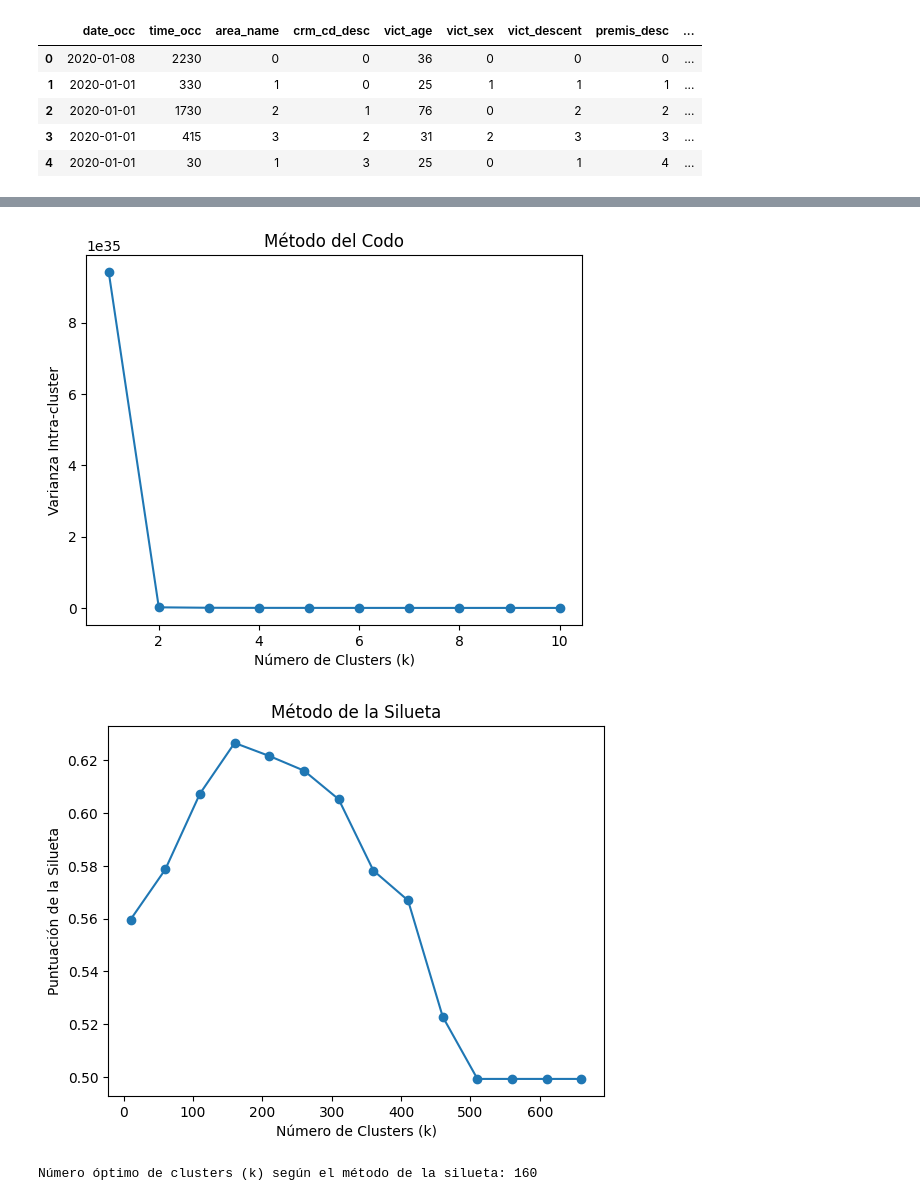
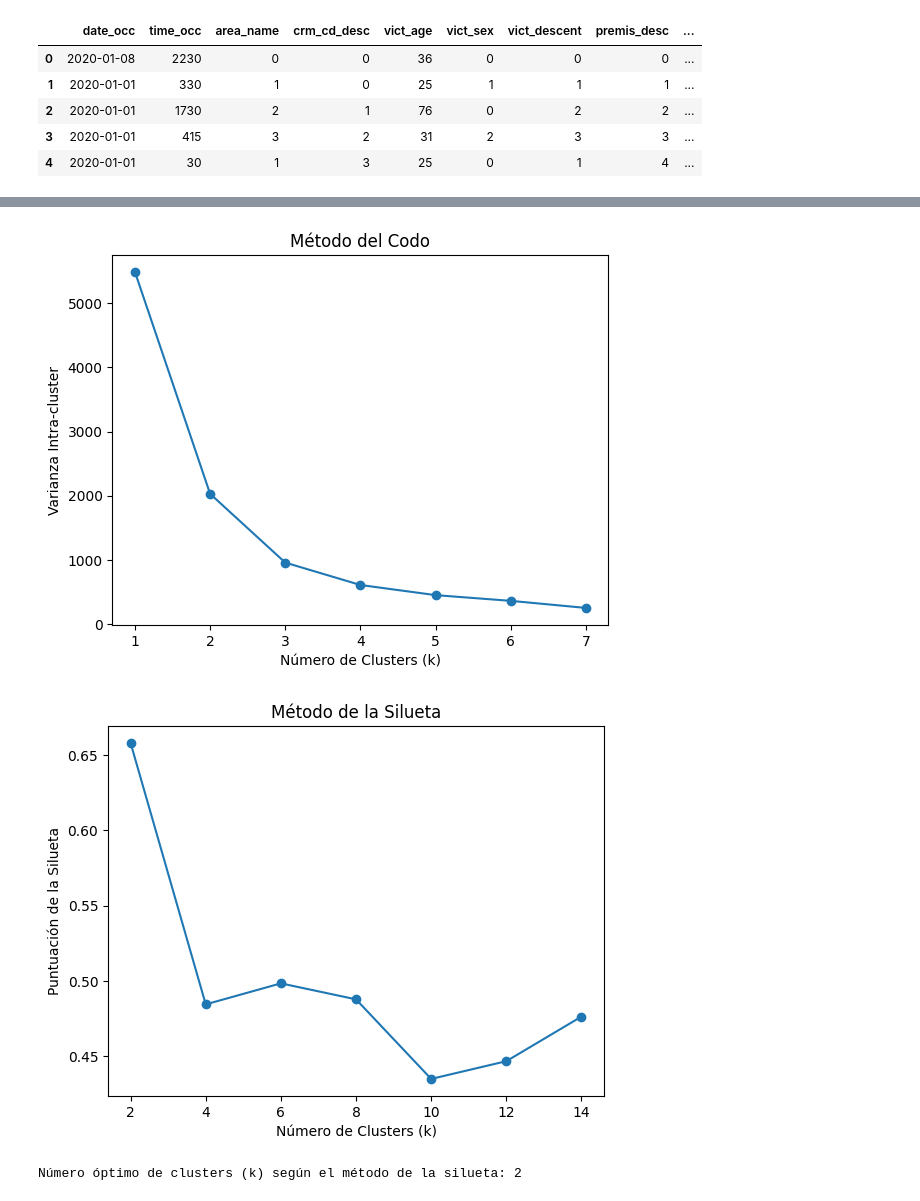
Before and after one commit to LAFG16/final_proyect_crime, a Jupyter notebook: src/best_k_killers.ipynb, the cells around one changed output, grey strips where cells are left out. Drawn from its saved outputs; the diff is of its cells as text; code cells hidden in the pictures.

```diff
--- a/src/best_k_killers.ipynb
+++ b/src/best_k_killers.ipynb
@@ -59,3 +64,0 @@ memory usage: 95.2+ KB
-# %%
-killers['date_occ'] = pd.to_datetime(killers['date_occ'], errors='coerce')
-killers['date_occ'] = killers['date_occ'].astype('int64')
@@ -72,0 +65,5 @@ See the caveats in the documentation: https://pandas.pydata.org/pandas-docs/stab
+# %%
+killers.reset_index(inplace = True)
+# %%
+killers = killers[["vict_age", "vict_sex", "vict_descent"]]
+killers
@@ -93,2 +96,0 @@ memory usage: 95.2 KB
-# %%
-killers=killers.drop('crm_cd_desc',axis=1)
@@ -102,25 +115,24 @@ killers.to_csv("../data/processed/killers_data.csv")
 # %%
-
 # Lista para almacenar la varianza intra-cluster para diferentes valores de k
 inertia_values = []
 
 # Prueba diferentes valores de k
-for k in range(1, 200, 20):
+for k in range(2, 16, 2):
     kmeans = KMeans(n_clusters=k, random_state=42)
     kmeans.fit(killers)
     inertia_values.append(kmeans.inertia_)
 
 # Dibuja el gráfico del método del codo
-plt.plot(range(1, 11), inertia_values, marker='o')
+plt.plot(range(1, 8), inertia_values, marker='o')
 plt.title('Método del Codo')
 plt.xlabel('Número de Clusters (k)')
 plt.ylabel('Varianza Intra-cluster')
 plt.show()
 # %% [output]
-[figure, old version]
+[figure, new version]
 # %%
 # Probar diferentes valores de k
-k_values = range(10, 700, 50)
+k_values = range(2, 15, 2)
 silhouette_scores = []
 
 for k in k_values:
@@ -142,5 +154,5 @@ plt.show()
 optimal_k = k_values[np.argmax(silhouette_scores)]
 print(f'Número óptimo de clusters (k) según el método de la silueta: {optimal_k}')
 # %% [output]
-[figure, old version]
+[figure, new version]
-Número óptimo de clusters (k) según el método de la silueta: 160
+Número óptimo de clusters (k) según el método de la silueta: 2
```
Also changed, not shown: parts of 24 cells of this notebook, 10 other files.
